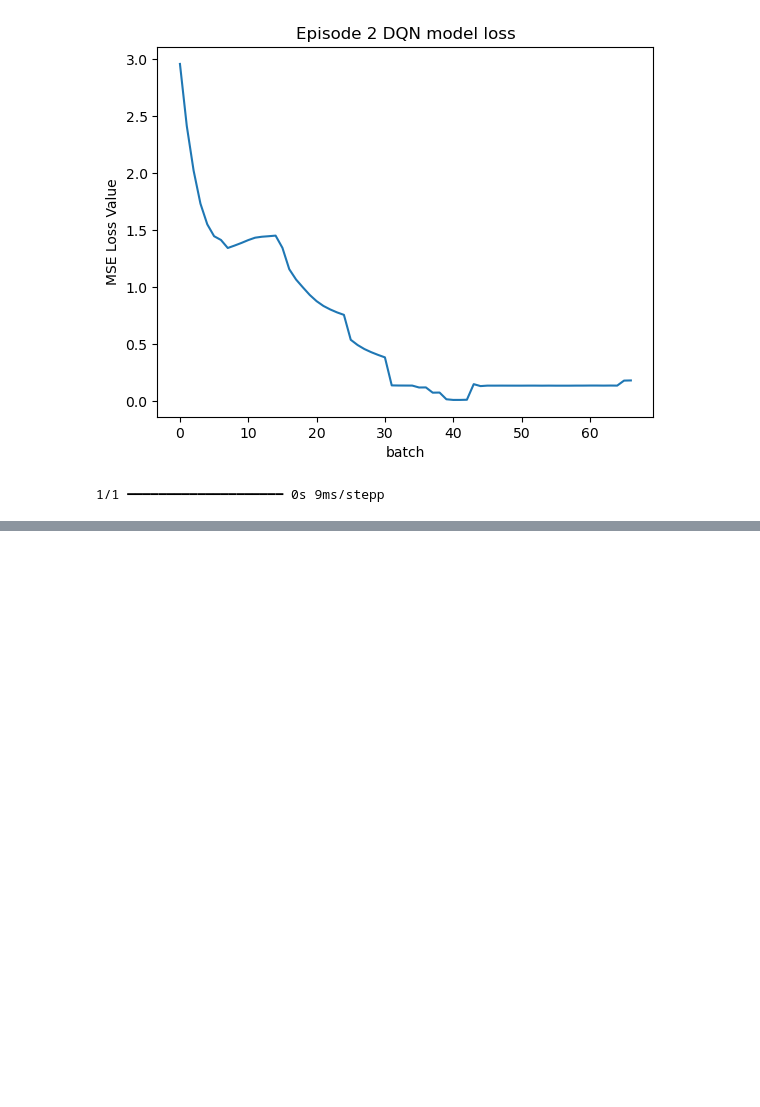
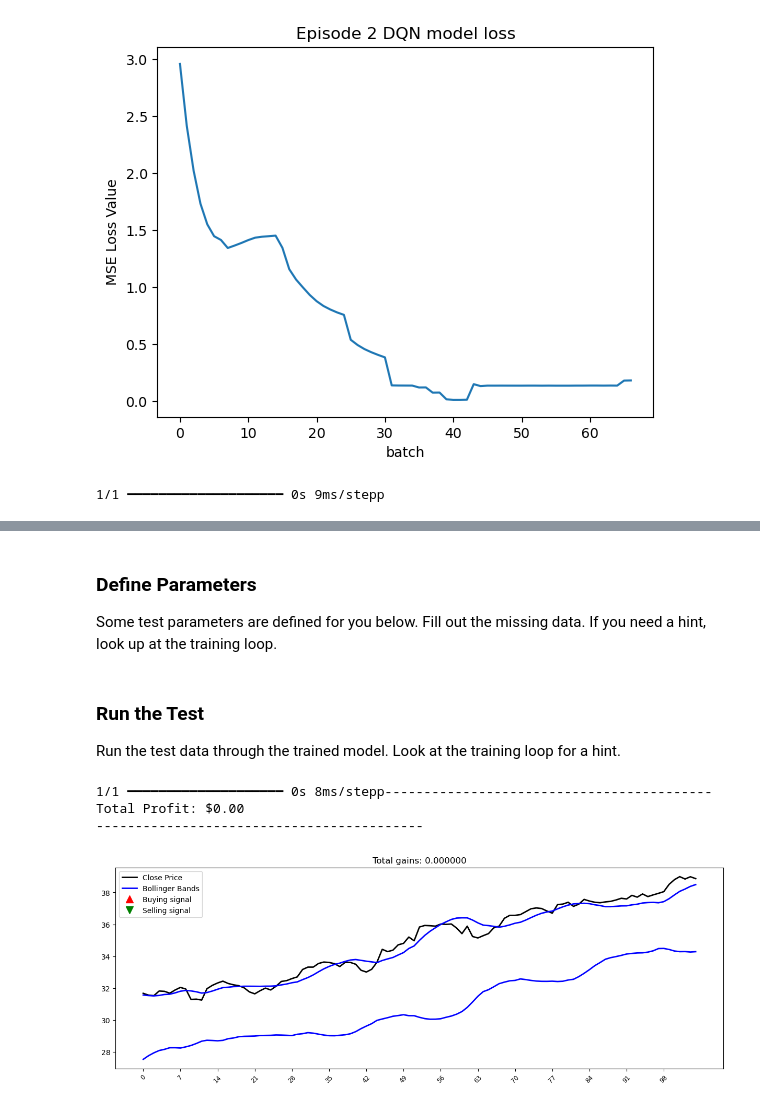
Before and after one commit to Progr3ss/Udacity-2025-DeepLearning, a Jupyter notebook: reinforcement-learning/reinforcement-learning-project.ipynb, the cells around one changed output, grey strips where cells are left out. Saved outputs shown, nothing was run; the diff lists cells and outputs as text; code cells hidden in the pictures; blank space fills up the shorter version.

Commit message:
test on un seen data

```diff
--- a/reinforcement-learning/reinforcement-learning-project.ipynb
+++ b/reinforcement-learning/reinforcement-learning-project.ipynb
@@ -594,0 +600,79 @@ Total Loss: 41.310460879010805
+# %% [markdown]
+### Define Parameters
+Some test parameters are defined for you below. Fill out the missing data. If you need a hint, look up at the training loop.
+# %%
+l_test = len(test_df) - 1
+total_profit = 0
+done = False
+states_sell_test = []
+states_buy_test = []
+test_df = test_df.reset_index(drop=True)
+# Get the trained model using test_df's number of features.
+agent = Agent(window_size, num_features=3, test_mode=True, model_name=f'model_ep{episode_count}.keras')
+agent.inventory = []
+
+# Create the initial state from the test data.
+state = get_state(test_df, 0, window_size)
+
+# Inverse transform the test DataFrame values to get true (dollar) prices.
+X_test_true_price = normalizer_close.inverse_transform(test_df[['Close']].values)
+X_test_true_bb_upper = normalizer_bb_upper.inverse_transform(test_df[['Upper_band']].values)
+X_test_true_bb_lower = normalizer_bb_lower.inverse_transform(test_df[['Lower_band']].values)
+# %% [markdown]
+### Run the Test
+Run the test data through the trained model. Look at the training loop for a hint.
+# %%
+for t in range(l_test):
+    action = agent.act(state)
+    next_state = get_state(test_df, t + 1, window_size)
+    reward = 0
+
+    if action == 1:  # Buy
+        # Get the true buy price from the inverse-transformed test prices
+        buy_price = X_test_true_price[t, 0]
+        agent.inventory.append(buy_price)
+        states_buy_test.append(t)
+        print(f'Buy: {format_price(buy_price)}')
+
+    elif action == 2 and len(agent.inventory) > 0:  # Sell
+        # Retrieve the bought price from the inventory
+        bought_price = agent.inventory.pop(0)
+        # Get the true sell price from the inverse-transformed test prices
+        sell_price = X_test_true_price[t, 0]
+        trade_profit = sell_price - bought_price
+        # Reward is the profit (or you could simply use max(trade_profit, 0))
+        reward = max(trade_profit, 0)
+        total_profit += trade_profit
+        states_sell_test.append(t)
+        print(f'Sell: {format_price(sell_price)} | Profit: {format_price(trade_profit)}')
+
+    # Mark the final time step
+    done = (t == l_test - 1)
+
+    # Append the experience tuple for possible future retraining
+    agent.memory.append((state, action, reward, next_state, done))
+
+    # Update the current state
+    state = next_state
+
+    # If at the end, print a summary of the episode
+    if done:
+        print('------------------------------------------')
+        print(f'Total Profit: {format_price(total_profit)}')
+        print('------------------------------------------')
+
+# Plot behavior on the test data using the true prices
+plot_behavior(
+    X_test_true_price.flatten(),
+    X_test_true_bb_upper.flatten(),
+    X_test_true_bb_lower.flatten(),
+    states_buy_test,
+    states_sell_test,
+    total_profit,
+    train=False
+)
+# %% [output]
+1/1 ━━━━━━━━━━━━━━━━━━━━ 0s 8ms/stepp------------------------------------------
+Total Profit: $0.00
+------------------------------------------
+[figure, added]
```
Also changed, not shown: parts of 2 cells of this notebook, 1 other file.
